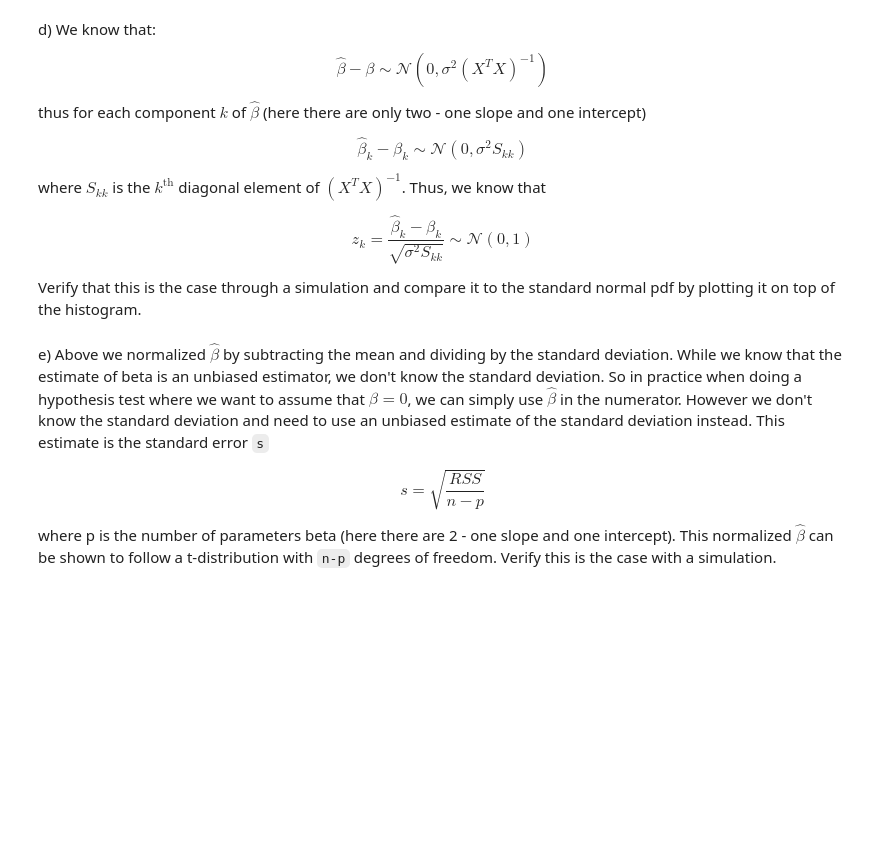
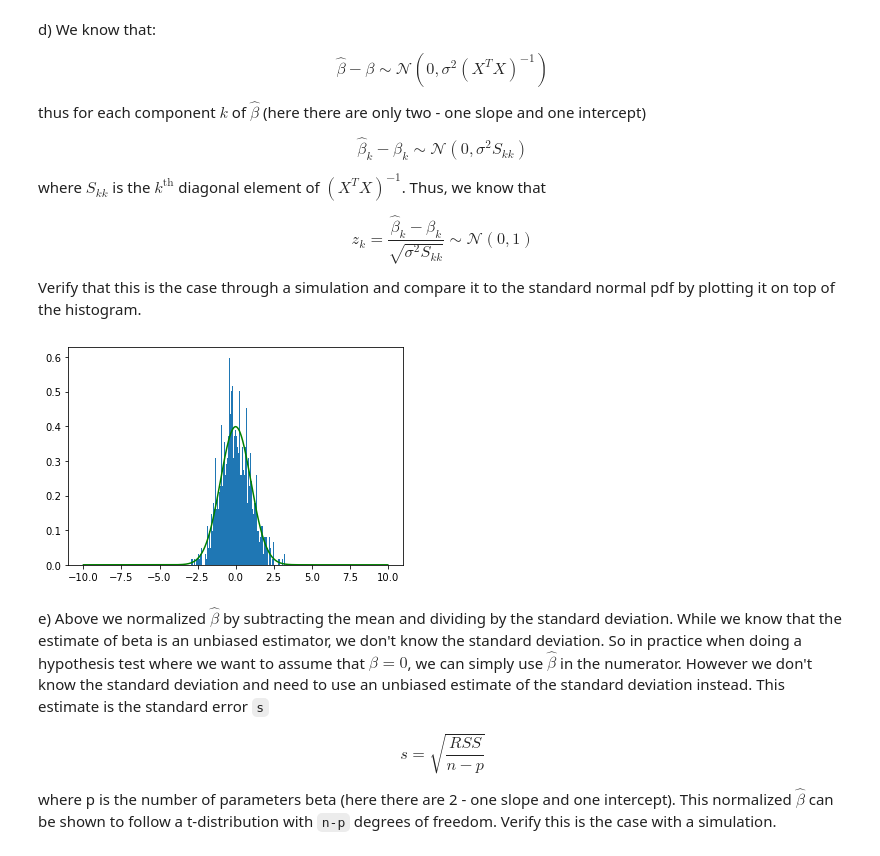
Before and after one commit to tnikas/Data-Science-Fundamentals, a Jupyter notebook: lecture_19/worksheet_19.ipynb, the cells around one changed output. Cells and saved outputs as stored; diff of their text form; code cells hidden in the pictures; blank space fills up the shorter version.

```diff
--- a/lecture_19/worksheet_19.ipynb
+++ b/lecture_19/worksheet_19.ipynb
@@ -136,15 +138,30 @@ Verify that this is the case through a simulation and compare it to the standard
 # %%
 from scipy.stats import norm
 
+SAMPLE_SIZE = 1000
 beta_hist = []
 for _ in range(1000):
-    ...
+    xlin = -1.0 + 2.0 * np.random.random(SAMPLE_SIZE)
+    y = 0.0 * xlin + np.random.randn(SAMPLE_SIZE)
+    X = np.column_stack((np.ones_like(xlin), xlin))
+    beta_hat = np.linalg.inv(X.T @ X) @ X.T @ y
+    beta_hist.append(beta_hat)
+
+beta_hist = np.array(beta_hist)
+sigma_sq = np.var(y)
+cov_beta_hat = sigma_sq * np.linalg.inv(X.T @ X)
+std_errors = np.sqrt(np.diag(cov_beta_hat))
+
+beta_hist = beta_hist / std_errors
+beta_hist = beta_hist[:, 1]
 
 xs = np.linspace(-10,10,1000)
 fig, ax = plt.subplots()
 ax.hist(beta_hist, bins=100, density=True)
-ax.plot(xs, norm.pdf(...), color='green')
+ax.plot(xs, norm.pdf(xs), color='green')
 plt.show()
+# %% [output]
+[figure, added]
 # %% [markdown]
 e) Above we normalized $\hat\beta$ by subtracting the mean and dividing by the standard deviation. While we know that the estimate of beta is an unbiased estimator, we don't know the standard deviation. So in practice when doing a hypothesis test where we want to assume that $\beta = 0$, we can simply use $\hat\beta$ in the numerator. However we don't know the standard deviation and need to use an unbiased estimate of the standard deviation instead. This estimate is the standard error `s`
 
```
Also changed, not shown: parts of 9 cells of this notebook.
